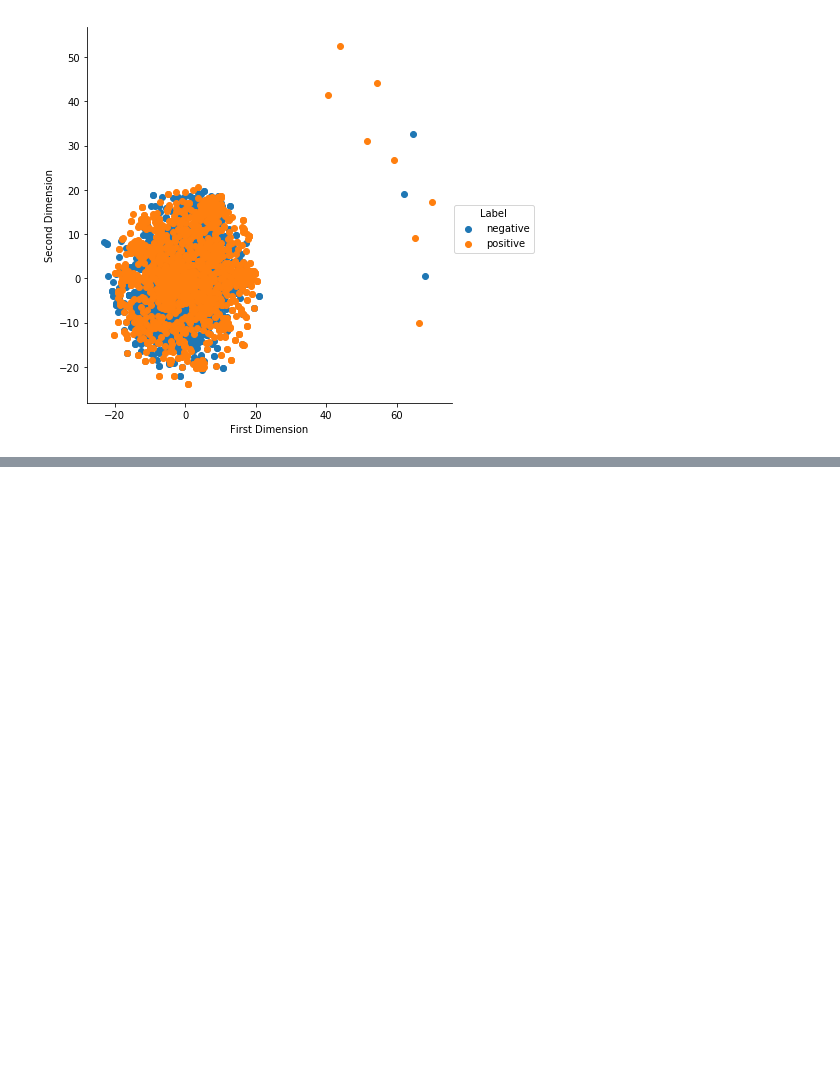
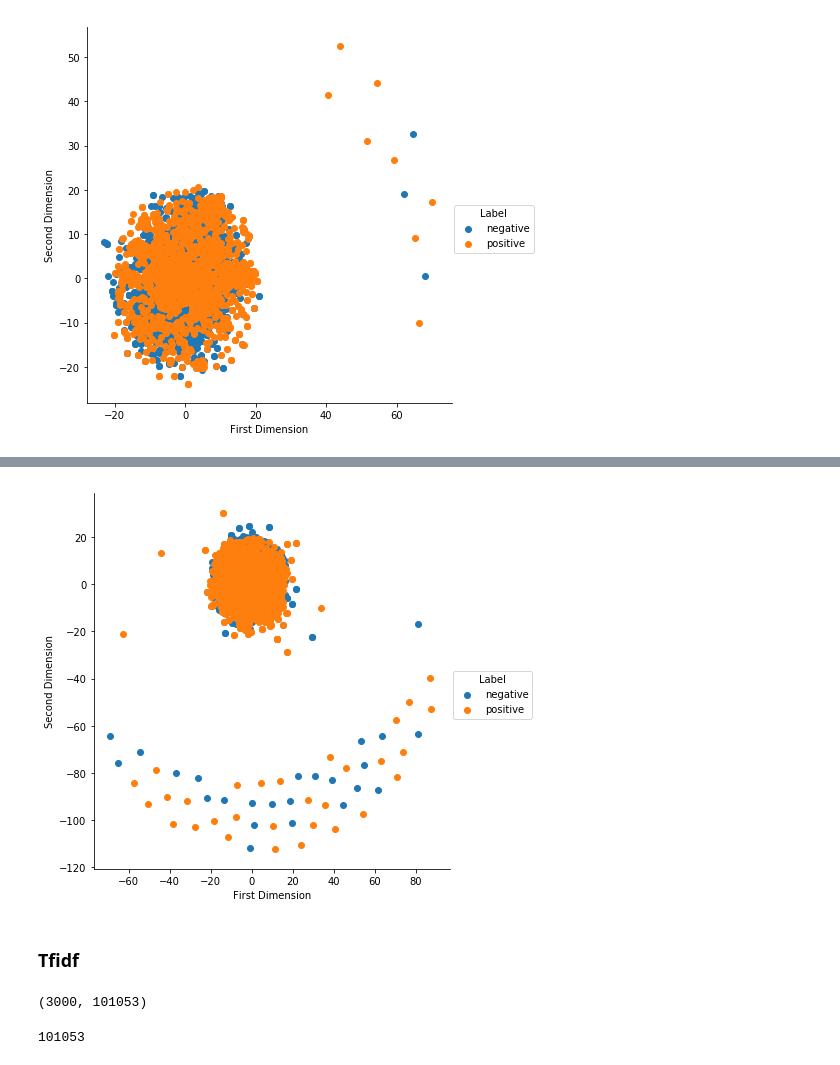
Before and after one commit to tanmay-kulkarni/dimensionality_reduction, a Jupyter notebook: t-SNE on Amazon reviews.ipynb, the cells around one changed output, grey strips where cells are left out. Saved outputs shown, nothing was run; the diff lists cells and outputs as text; code cells hidden in the pictures; blank space fills up the shorter version.

Commit message:
t-SNE for bigram and Tfidf.

```diff
--- a/t-SNE on Amazon reviews.ipynb
+++ b/t-SNE on Amazon reviews.ipynb
@@ -352,0 +407,5 @@ plt.show()
+# %%
+#  Bi-grams.
+
+count_vec = CountVectorizer(ngram_range=(1,2))
+bigrams = count_vec.fit_transform(df_np['cleaned_text'].values)
@@ -352,0 +421,2 @@ plt.show()
+# %%
+review_vector_3k = bigrams.toarray()
@@ -352,0 +427,2 @@ plt.show()
+# %%
+review_vector_3k_tsne = tsne.fit_transform(review_vector_3k)
@@ -352,0 +439,3 @@ plt.show()
+# %%
+bigram_tsne_3k_array = np.vstack((review_vector_3k_tsne.T, df_np['Score'])).T
+df_bigram_tsne_3k = pd.DataFrame(bigram_tsne_3k_array, columns=['First Dimension', 'Second Dimension', 'Label'])
@@ -352,0 +451,7 @@ plt.show()
+# %%
+sbn.FacetGrid(df_bigram_tsne_3k, hue="Label", size=6).map(plt.scatter, 'First Dimension', 'Second Dimension').add_legend()
+plt.show()
+# %% [output]
+[figure, added]
+# %% [markdown]
+### Tfidf
@@ -352,0 +461,9 @@ plt.show()
+# %%
+tfidf.shape
+# %% [output]
+(3000, 101053)
+# %%
+features = tfidf_vec.get_feature_names()
+len(features)
+# %% [output]
+101053
```
Also changed, not shown: parts of 36 cells of this notebook.
